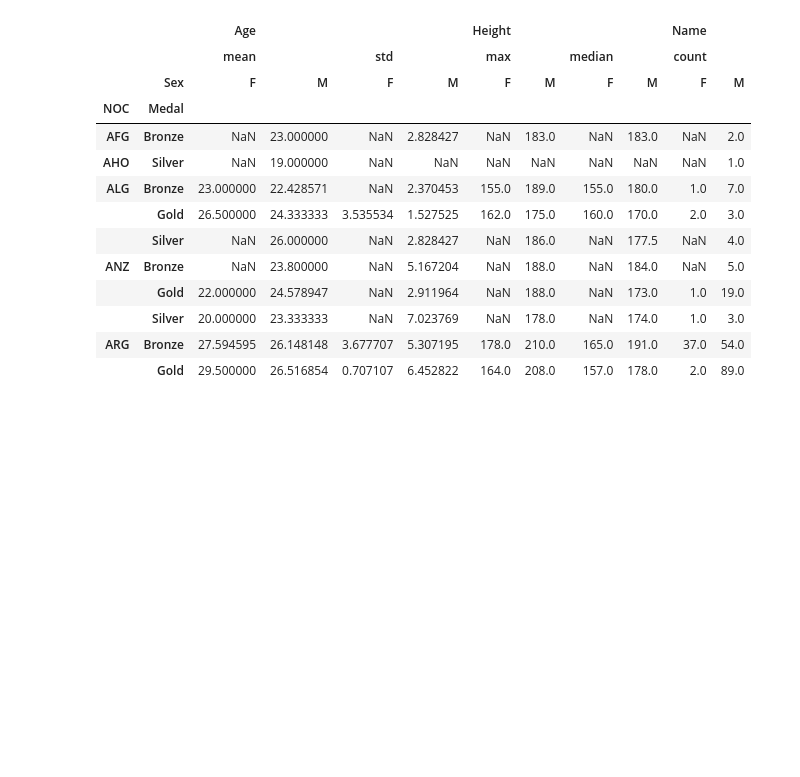
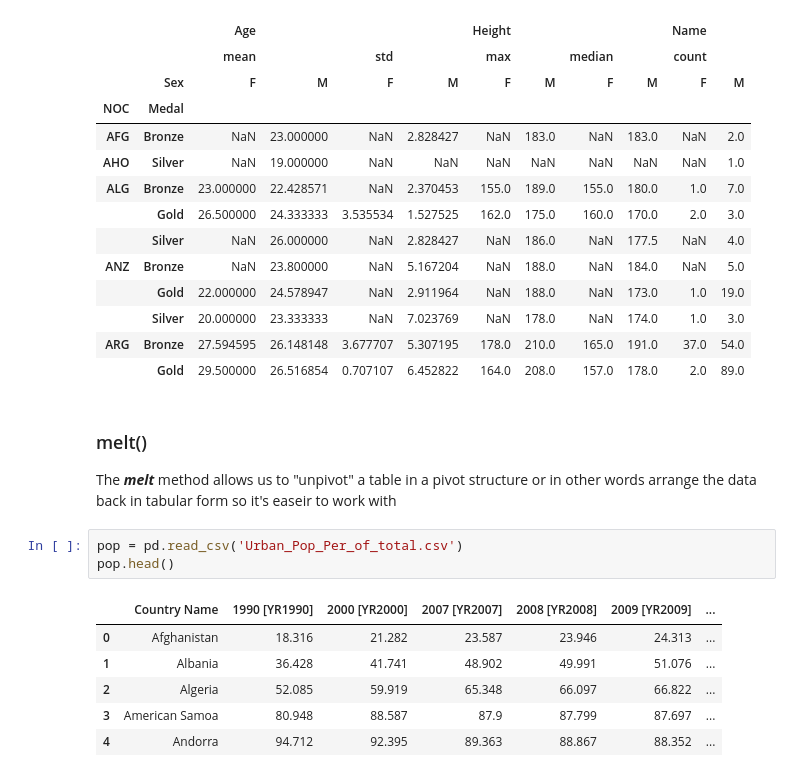
Before and after one commit to Elad-p/Python, a Jupyter notebook: Data Analysis/08_Pandas - Statistics.ipynb, the cells around one changed output. Drawn from its saved outputs; the diff is of its cells as text; blank space fills up the shorter version.

```diff
--- a/Data Analysis/08_Pandas - Statistics.ipynb
+++ b/Data Analysis/08_Pandas - Statistics.ipynb
@@ -307,3 +357,16 @@ df.pivot_table(aggfunc={'Name':'count', 'Age': ['mean', 'std'], 'Height':['max',
 |  | Silver | 20.000000 | 23.333333 | NaN | 7.023769 | NaN | 178.0 | NaN | 174.0 | 1.0 | 3.0 |
 | ARG | Bronze | 27.594595 | 26.148148 | 3.677707 | 5.307195 | 178.0 | 210.0 | 165.0 | 191.0 | 37.0 | 54.0 |
 |  | Gold | 29.500000 | 26.516854 | 0.707107 | 6.452822 | 164.0 | 208.0 | 157.0 | 178.0 | 2.0 | 89.0 |
+# %% [markdown]
+### melt()
+The ***melt*** method allows us to "unpivot" a table in a pivot structure or in other words arrange the data back in tabular form so it's easeir to work with
+# %%
+pop = pd.read_csv('Urban_Pop_Per_of_total.csv')
+pop.head()
+# %% [output]
+|  | Country Name | 1990 [YR1990] | 2000 [YR2000] | 2007 [YR2007] | 2008 [YR2008] | 2009 [YR2009] | ... |
+| 0 | Afghanistan | 18.316 | 21.282 | 23.587 | 23.946 | 24.313 | ... |
+| 1 | Albania | 36.428 | 41.741 | 48.902 | 49.991 | 51.076 | ... |
+| 2 | Algeria | 52.085 | 59.919 | 65.348 | 66.097 | 66.822 | ... |
+| 3 | American Samoa | 80.948 | 88.587 | 87.9 | 87.799 | 87.697 | ... |
+| 4 | Andorra | 94.712 | 92.395 | 89.363 | 88.867 | 88.352 | ... |
```
Also changed, not shown: parts of 14 cells of this notebook.
